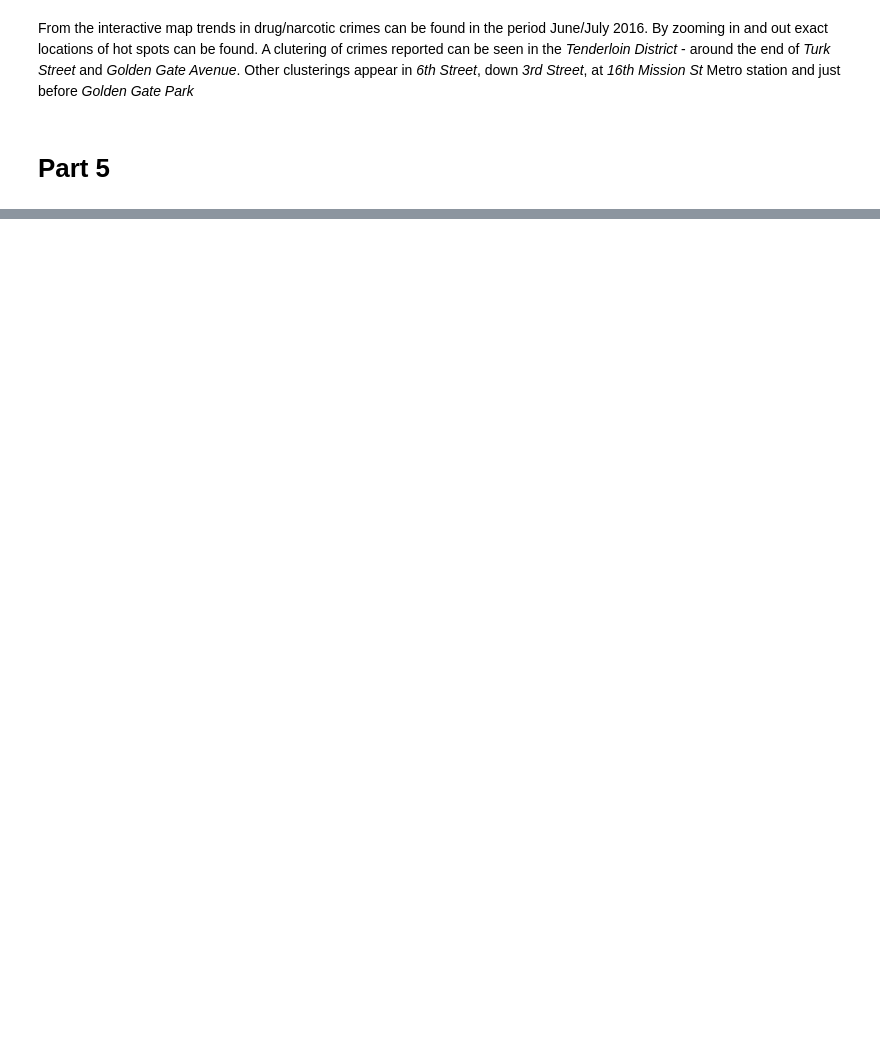
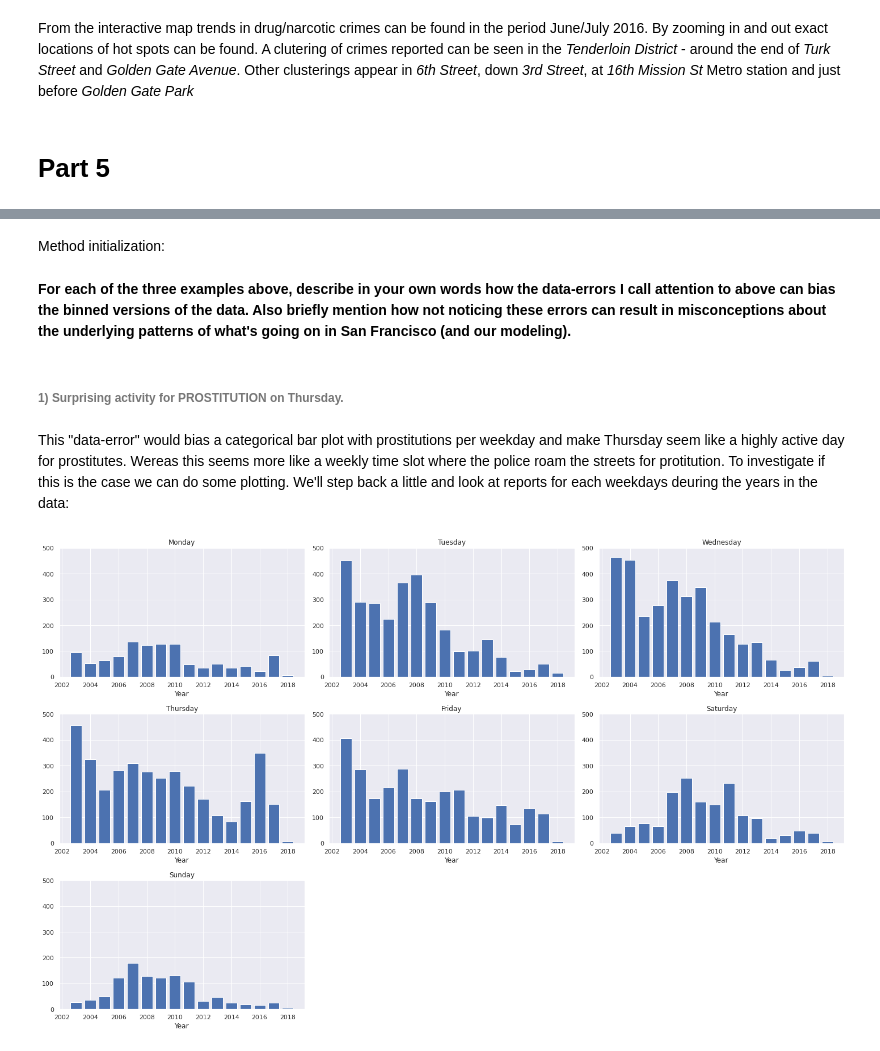
Before and after one commit to evangstav/SocialDataAnalysis2021, a Jupyter notebook: Assignment_1.ipynb, the cells around one changed output, grey strips where cells are left out. Cells and saved outputs as stored; diff of their text form; code cells hidden in the pictures; blank space fills up the shorter version.

```diff
--- a/Assignment_1.ipynb
+++ b/Assignment_1.ipynb
@@ -22,7 +24,7 @@ local_path = "data/Police_Department_Incident_Reports__Historical_2003_to_May_20
 # Add correct path for location of Police_Department_Incident_Reports__Historical_2003_to_May_2018.csv
 path = "/content/drive/MyDrive/Social_Data_and_Visualisation/Police_Department_Incident_Reports__Historical_2003_to_May_2018.csv"
 
-df_full = pd.read_csv(local_path)
+df_full = pd.read_csv(path)
 # %% [markdown]
 ##### Add extra attributes to the data frame:
 # %%
@@ -311,0 +307,33 @@ plt.show()
+# %% [markdown]
+Method initialization:
+# %%
+# Method made to plot patterns in each day of the week
+def dayOfWeekPlots(df , time_unit, labelList, max_range = 500):
+  time_array = np.sort(df[time_unit].unique())
+  day_array = ['Monday','Tuesday','Wednesday','Thursday','Friday','Saturday','Sunday']
+  plt.figure(figsize=(20,20))
+  for j, dayOfWeek in enumerate(day_array):
+    numbers = np.zeros(len(time_array))
+    for i, item in enumerate(time_array):
+      numbers[i] = len(df[(df[time_unit]==item) & (df['DayOfWeek'] == dayOfWeek)])
+
+    plt.subplot(5,3,j+1)
+    plt.title(dayOfWeek)
+    plt.bar(labelList,numbers)
+    plt.ylim([0,max_range])
+    plt.xlabel(time_unit)
+    plt.tight_layout()
+
+  plt.show
+# %% [markdown]
+**For each of the three examples above, describe in your own words how the data-errors I call attention to above can bias the binned versions of the data. Also briefly mention how not noticing these errors can result in misconceptions about the underlying patterns of what's going on in San Francisco (and our modeling).**
+# %% [markdown]
+###### 1) Surprising activity for PROSTITUTION on Thursday.
+# %% [markdown]
+This "data-error" would bias a categorical bar plot with prostitutions per weekday and make Thursday seem like a highly active day for prostitutes. Wereas this seems more like a weekly time slot where the police roam the streets for protitution. To investigate if this is the case we can do some plotting. We'll step back a little and look at reports for each weekdays deuring the years in the data:
+# %%
+df_p5 = df[(df['Category']=='PROSTITUTION')]
+year_labels = np.sort(df_p5['Year'].unique())
+dayOfWeekPlots(df_p5, 'Year', year_labels)
+# %% [output]
+[figure, added]
```
Also changed, not shown: parts of 10 cells of this notebook.
